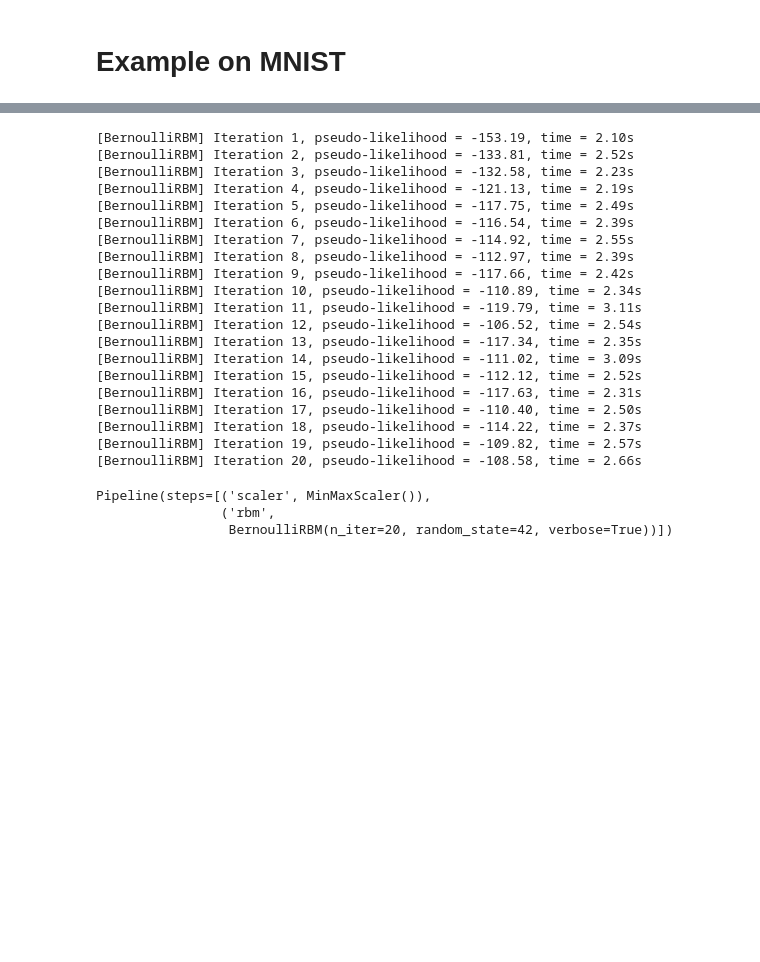
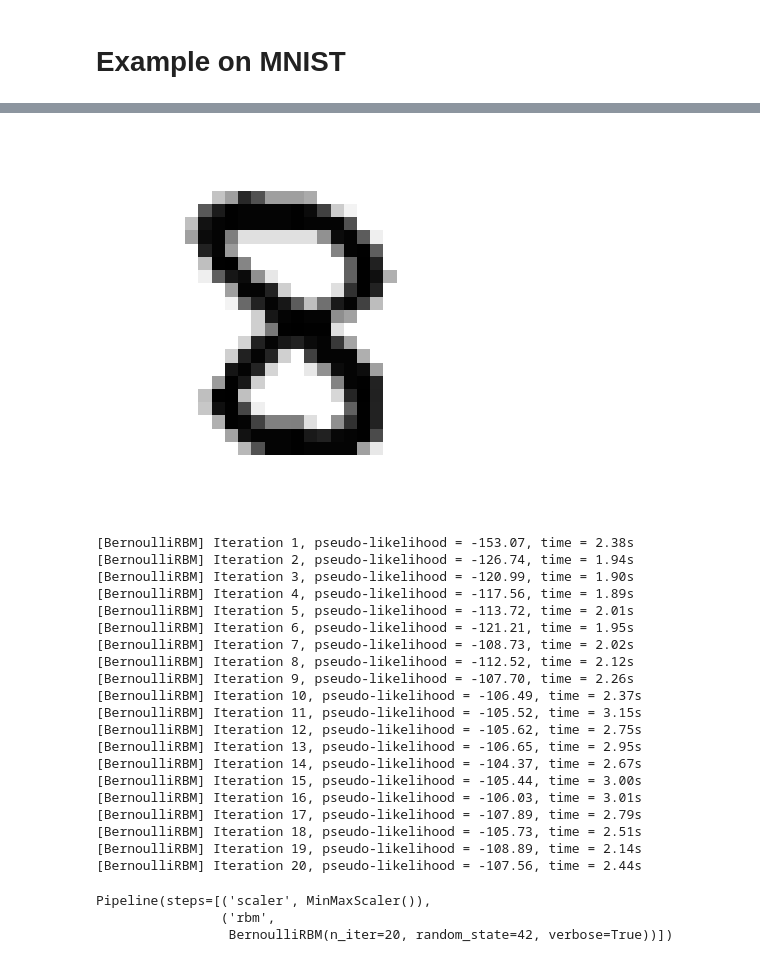
Before and after one commit to vtisserand/rbm, a Jupyter notebook: nbs/mnist_model.ipynb, the cells around one changed output, grey strips where cells are left out. Cells and saved outputs as stored; diff of their text form; code cells hidden in the pictures; blank space fills up the shorter version.

```diff
--- a/nbs/mnist_model.ipynb
+++ b/nbs/mnist_model.ipynb
@@ -145,37 +145,48 @@ def visualize_number(pixel_list):
     plt.show()
 # %%
 # visualize_number(X_filtered.iloc[0])
+# %%
+visualize_number(X_filtered.sample(1))
+# %% [output]
+[figure, added]
 # %%
 from sklearn.neural_network import BernoulliRBM
 from sklearn.pipeline import Pipeline
 from sklearn.preprocessing import MinMaxScaler
 
-rbm = BernoulliRBM(n_components=256, learning_rate=0.1, n_iter=20, random_state=42, verbose=True)
+rbm = BernoulliRBM(n_components=256,
+                   learning_rate=0.1,
+                   batch_size=10,
+                   n_iter=20,
+                   random_state=42,
+                   verbose=True,
+                  )
+
 scaler = MinMaxScaler()
 rbm_pipeline = Pipeline(steps=[('scaler', scaler), ('rbm', rbm)])
 
 rbm_pipeline.fit(X_filtered)
 # %% [output]
-[BernoulliRBM] Iteration 1, pseudo-likelihood = -153.19, time = 2.10s
-[BernoulliRBM] Iteration 2, pseudo-likelihood = -133.81, time = 2.52s
-[BernoulliRBM] Iteration 3, pseudo-likelihood = -132.58, time = 2.23s
-[BernoulliRBM] Iteration 4, pseudo-likelihood = -121.13, time = 2.19s
-[BernoulliRBM] Iteration 5, pseudo-likelihood = -117.75, time = 2.49s
-[BernoulliRBM] Iteration 6, pseudo-likelihood = -116.54, time = 2.39s
-[BernoulliRBM] Iteration 7, pseudo-likelihood = -114.92, time = 2.55s
-[BernoulliRBM] Iteration 8, pseudo-likelihood = -112.97, time = 2.39s
-[BernoulliRBM] Iteration 9, pseudo-likelihood = -117.66, time = 2.42s
-[BernoulliRBM] Iteration 10, pseudo-likelihood = -110.89, time = 2.34s
-[BernoulliRBM] Iteration 11, pseudo-likelihood = -119.79, time = 3.11s
-[BernoulliRBM] Iteration 12, pseudo-likelihood = -106.52, time = 2.54s
-[BernoulliRBM] Iteration 13, pseudo-likelihood = -117.34, time = 2.35s
-[BernoulliRBM] Iteration 14, pseudo-likelihood = -111.02, time = 3.09s
-[BernoulliRBM] Iteration 15, pseudo-likelihood = -112.12, time = 2.52s
-[BernoulliRBM] Iteration 16, pseudo-likelihood = -117.63, time = 2.31s
-[BernoulliRBM] Iteration 17, pseudo-likelihood = -110.40, time = 2.50s
-[BernoulliRBM] Iteration 18, pseudo-likelihood = -114.22, time = 2.37s
-[BernoulliRBM] Iteration 19, pseudo-likelihood = -109.82, time = 2.57s
-[BernoulliRBM] Iteration 20, pseudo-likelihood = -108.58, time = 2.66s
+[BernoulliRBM] Iteration 1, pseudo-likelihood = -153.07, time = 2.38s
+[BernoulliRBM] Iteration 2, pseudo-likelihood = -126.74, time = 1.94s
+[BernoulliRBM] Iteration 3, pseudo-likelihood = -120.99, time = 1.90s
+[BernoulliRBM] Iteration 4, pseudo-likelihood = -117.56, time = 1.89s
+[BernoulliRBM] Iteration 5, pseudo-likelihood = -113.72, time = 2.01s
+[BernoulliRBM] Iteration 6, pseudo-likelihood = -121.21, time = 1.95s
+[BernoulliRBM] Iteration 7, pseudo-likelihood = -108.73, time = 2.02s
+[BernoulliRBM] Iteration 8, pseudo-likelihood = -112.52, time = 2.12s
+[BernoulliRBM] Iteration 9, pseudo-likelihood = -107.70, time = 2.26s
+[BernoulliRBM] Iteration 10, pseudo-likelihood = -106.49, time = 2.37s
+[BernoulliRBM] Iteration 11, pseudo-likelihood = -105.52, time = 3.15s
+[BernoulliRBM] Iteration 12, pseudo-likelihood = -105.62, time = 2.75s
+[BernoulliRBM] Iteration 13, pseudo-likelihood = -106.65, time = 2.95s
+[BernoulliRBM] Iteration 14, pseudo-likelihood = -104.37, time = 2.67s
+[BernoulliRBM] Iteration 15, pseudo-likelihood = -105.44, time = 3.00s
+[BernoulliRBM] Iteration 16, pseudo-likelihood = -106.03, time = 3.01s
+[BernoulliRBM] Iteration 17, pseudo-likelihood = -107.89, time = 2.79s
+[BernoulliRBM] Iteration 18, pseudo-likelihood = -105.73, time = 2.51s
+[BernoulliRBM] Iteration 19, pseudo-likelihood = -108.89, time = 2.14s
+[BernoulliRBM] Iteration 20, pseudo-likelihood = -107.56, time = 2.44s
 Pipeline(steps=[('scaler', MinMaxScaler()),
                 ('rbm',
                  BernoulliRBM(n_iter=20, random_state=42, verbose=True))])
```
Also changed, not shown: parts of 10 cells of this notebook, 5 other files.
